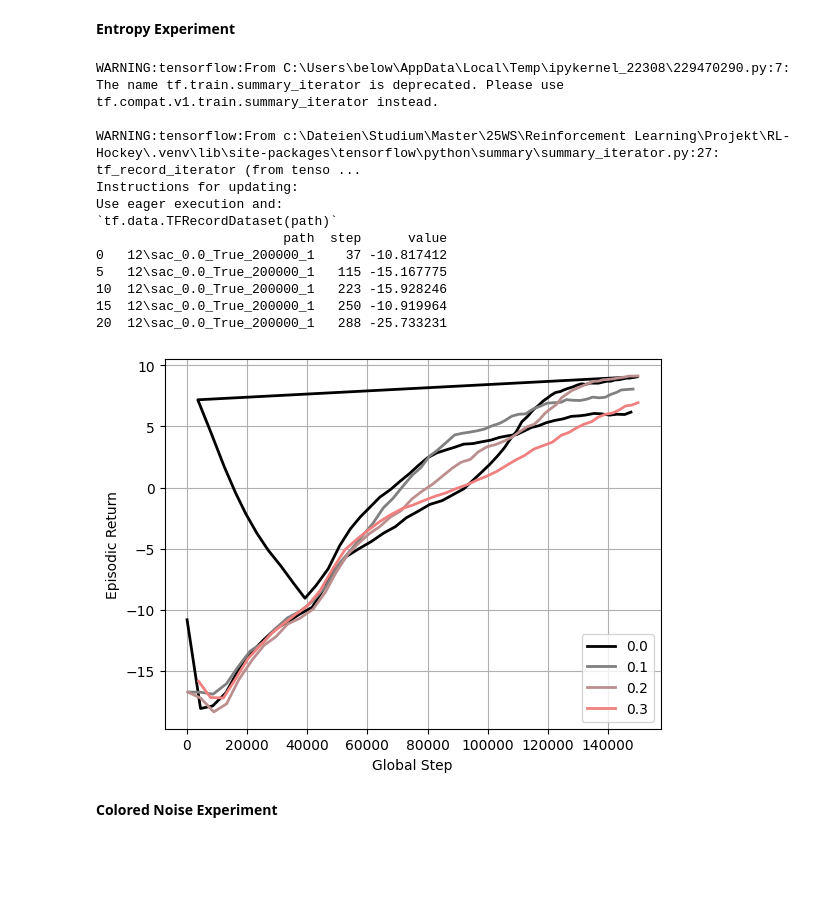
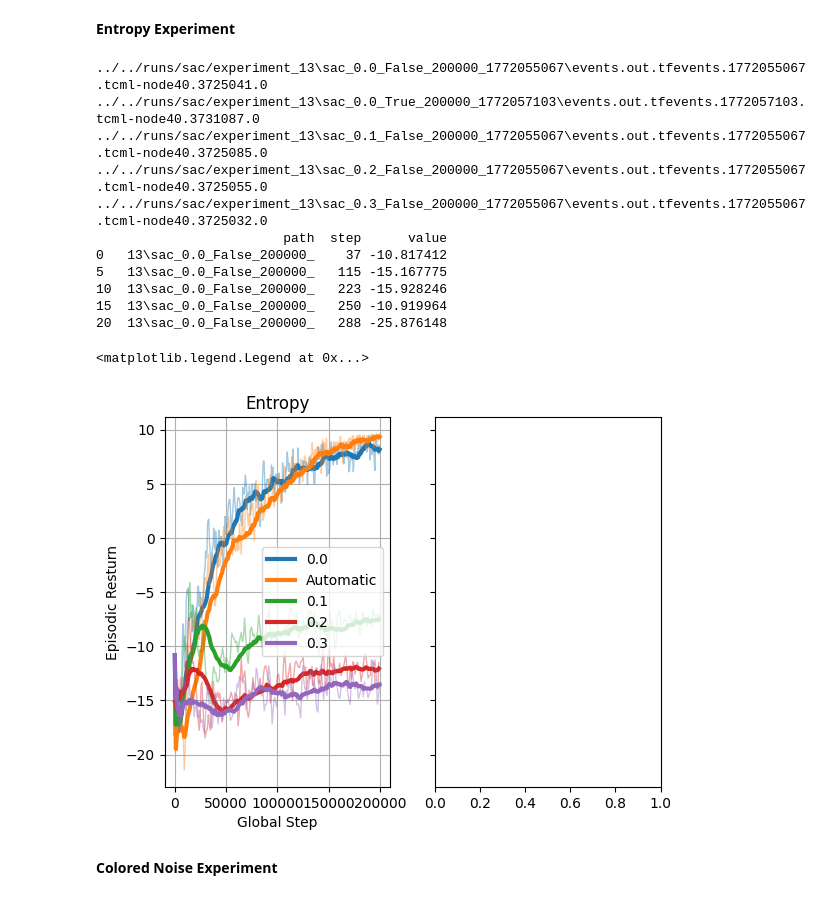
Before and after one commit to richard-be/RL-Hockey, a Jupyter notebook: src/sac/viz.ipynb, the cells around one changed output. Cells and saved outputs as stored; diff of their text form; code cells hidden in the pictures; blank space fills up the shorter version.

```diff
--- a/src/sac/viz.ipynb
+++ b/src/sac/viz.ipynb
@@ -107,7 +107,7 @@ for file in event_files:
                     'step': e.step,
                     'value': v.simple_value
                 })
-
+tab10 = plt.get_cmap('tab10')
 df = pd.DataFrame(all_data)
 dfs_res = []
 x_labels = ["Global Steps", "Time [s]"]
@@ -122,15 +122,25 @@ for tag in ["charts/episodic_return", "charts/time_return"]:
         .mean()
         .reset_index(level=0, drop=True)
     )
+    df_filtered["value_semi_smooth"] = (
+    df_filtered.groupby("path")["value"]
+    .rolling(window=int(5e1), min_periods=int(1))
+    .mean()
+    .reset_index(level=0, drop=True)
+    )
+
+
+
     df_filtered["group key"] = df_filtered["path"]
-    df_downsampled = df_filtered.iloc[::100, :]
+    df_downsampled = df_filtered.iloc[::50, :]
     dfs_res.append(df_downsampled)
 fig, ax = plt.subplots(ncols=2, sharey=True)
-colors = ["black", "gray", "rosybrown", "lightcoral", "firebrick", "red", "peru", "darkorange", "goldenrod", "palegoldenrod", "yellow", "olive", "greenyellow", "darkseagreen", "turquoise", "teal", "indigo"]
+fig.set_figwidth(10)
 ax[0].set_ylabel("Episodic Return")
 for i in range(2):
     for index, g in enumerate(dfs_res[i].groupby("group key")):
-        ax[i].plot(g[1]["step"], g[1]["value_smooth"], label=line_labels[index], color=colors[index], linewidth=2)
+        ax[i].plot(g[1]["step"], g[1]["value_smooth"], label=line_labels[index], color=tab10(index), linewidth=3)
+        ax[i].plot(g[1]["step"], g[1]["value_semi_smooth"], linewidth=1, color=tab10(index), alpha=0.4)
         ax[i].set_xlabel(x_labels[i])
         ax[i].grid(True)
 plt.legend()
@@ -143,58 +153,69 @@ fig.savefig("exp_time.png")
 # %% [markdown]
 **Entropy Experiment**
 # %%
-experiment_path = "../../runs/sac/experiment_12/*/events.*"
+experiment_path = "../../runs/sac/experiment_13/*/events.*"
 event_files = glob.glob(experiment_path, recursive=True)
 tag = "charts/episodic_return"
 all_data = []
 
 for file in event_files:
+    print(file)
     for e in tf.compat.v1.train.summary_iterator(file):
         for v in e.summary.value:
             if v.HasField('simple_value'):  # Scalars only
                 all_data.append({
                     'file': os.path.basename(file),
                     "path": file,
                     'tag': v.tag,
                     'step': e.step,
                     'value': v.simple_value
                 })
 df = pd.DataFrame(all_data)
 df_filtered = df[df['tag'] == tag]
 df_filtered = df_filtered[["path", "step", "value"]]
 df_filtered["path"] = df_filtered["path"].str.slice(26, 50)
 print(df_filtered.head())
 df_filtered["value_smooth"] = (
     df_filtered.groupby("path")["value"]
-    .rolling(window=int(1e3), min_periods=int(1))
+    .rolling(window=int(5e2), min_periods=int(1))
     .mean()
     .reset_index(level=0, drop=True)
 )
+df_filtered["value_semi_smooth"] = (
+    df_filtered.groupby("path")["value"]
+    .rolling(window=int(5e1), min_periods=int(1))
+    .mean()
+    .reset_index(level=0, drop=True)
+)
+
+
+tab10 = plt.get_cmap('tab10')
 df_filtered["group key"] = df_filtered["path"]
-df_filtered = df_filtered[df_filtered["step"] <= 150000]
-df_downsampled = df_filtered.iloc[::100, :]
-line_labels = ["0.0", "0.1", "0.2", "0.3", "Automatic"]
+df_filtered = df_filtered[df_filtered["step"] <= 300000]
+df_downsampled = df_filtered.iloc[::20, :]
+line_labels = ["0.0", "Automatic", "0.1", "0.2", "0.3"]
 
-fig, ax = plt.subplots()
-colors = ["black", "gray", "rosybrown", "lightcoral", "firebrick", "red", "peru", "darkorange", "goldenrod", "palegoldenrod", "yellow", "olive", "greenyellow", "darkseagreen", "turquoise", "teal", "indigo"]
+fig, ax = plt.subplots(ncols=2, sharey=True)
 for index, g in enumerate(df_downsampled.groupby("group key")):
-    ax.plot(g[1]["step"], g[1]["value_smooth"], label=line_labels[index], color=colors[index], linewidth=2)
-ax.grid()
-plt.xlabel("Global Step")
-plt.ylabel("Episodic Return")
-plt.legend()
-plt.show()
+    ax[0].plot(g[1]["step"], g[1]["value_smooth"], label=line_labels[index], color=tab10(index), linewidth=3)
+    ax[0].plot(g[1]["step"], g[1]["value_semi_smooth"], linewidth=1, color=tab10(index), alpha=0.4)
+
+ax[0].grid(True)
+ax[0].set_xlabel("Global Step")
+ax[0].set_ylabel("Episodic Resturn")
+ax[0].set_title("Entropy")
+ax[0].legend()
 # %% [output]
-WARNING:tensorflow:From C:\Users\below\AppData\Local\Temp\ipykernel_22308\229470290.py:7: The name tf.train.summary_iterator is deprecated. Please use tf.compat.v1.train.summary_iterator instead.
-
-WARNING:tensorflow:From c:\Dateien\Studium\Master\25WS\Reinforcement Learning\Projekt\RL-Hockey\.venv\lib\site-packages\tensorflow\python\summary\summary_iterator.py:27: tf_record_iterator (from tenso ...
-Instructions for updating:
-Use eager execution and:
-`tf.data.TFRecordDataset(path)`
+../../runs/sac/experiment_13\sac_0.0_False_200000_1772055067\events.out.tfevents.1772055067.tcml-node40.3725041.0
+../../runs/sac/experiment_13\sac_0.0_True_200000_1772057103\events.out.tfevents.1772057103.tcml-node40.3731087.0
+../../runs/sac/experiment_13\sac_0.1_False_200000_1772055067\events.out.tfevents.1772055067.tcml-node40.3725085.0
+../../runs/sac/experiment_13\sac_0.2_False_200000_1772055067\events.out.tfevents.1772055067.tcml-node40.3725055.0
+../../runs/sac/experiment_13\sac_0.3_False_200000_1772055067\events.out.tfevents.1772055067.tcml-node40.3725032.0
                         path  step      value
-0   12\sac_0.0_True_200000_1    37 -10.817412
-5   12\sac_0.0_True_200000_1   115 -15.167775
-10  12\sac_0.0_True_200000_1   223 -15.928246
-15  12\sac_0.0_True_200000_1   250 -10.919964
-20  12\sac_0.0_True_200000_1   288 -25.733231
+0   13\sac_0.0_False_200000_    37 -10.817412
+5   13\sac_0.0_False_200000_   115 -15.167775
+10  13\sac_0.0_False_200000_   223 -15.928246
+15  13\sac_0.0_False_200000_   250 -10.919964
+20  13\sac_0.0_False_200000_   288 -25.876148
+<matplotlib.legend.Legend at 0x...>
-[figure, old version]
+[figure, new version]
```
Also changed, not shown: parts of 6 cells of this notebook, 43 other files.
